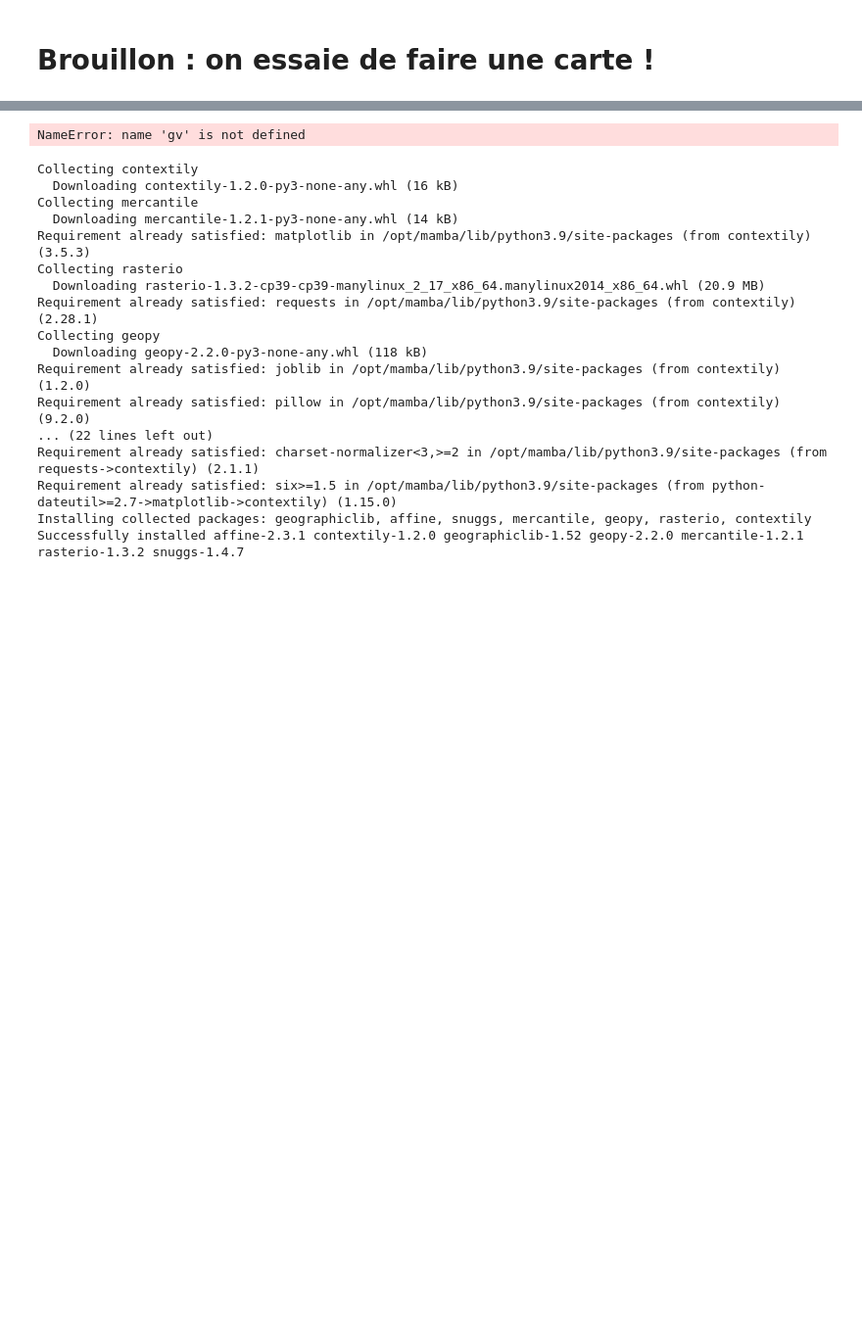
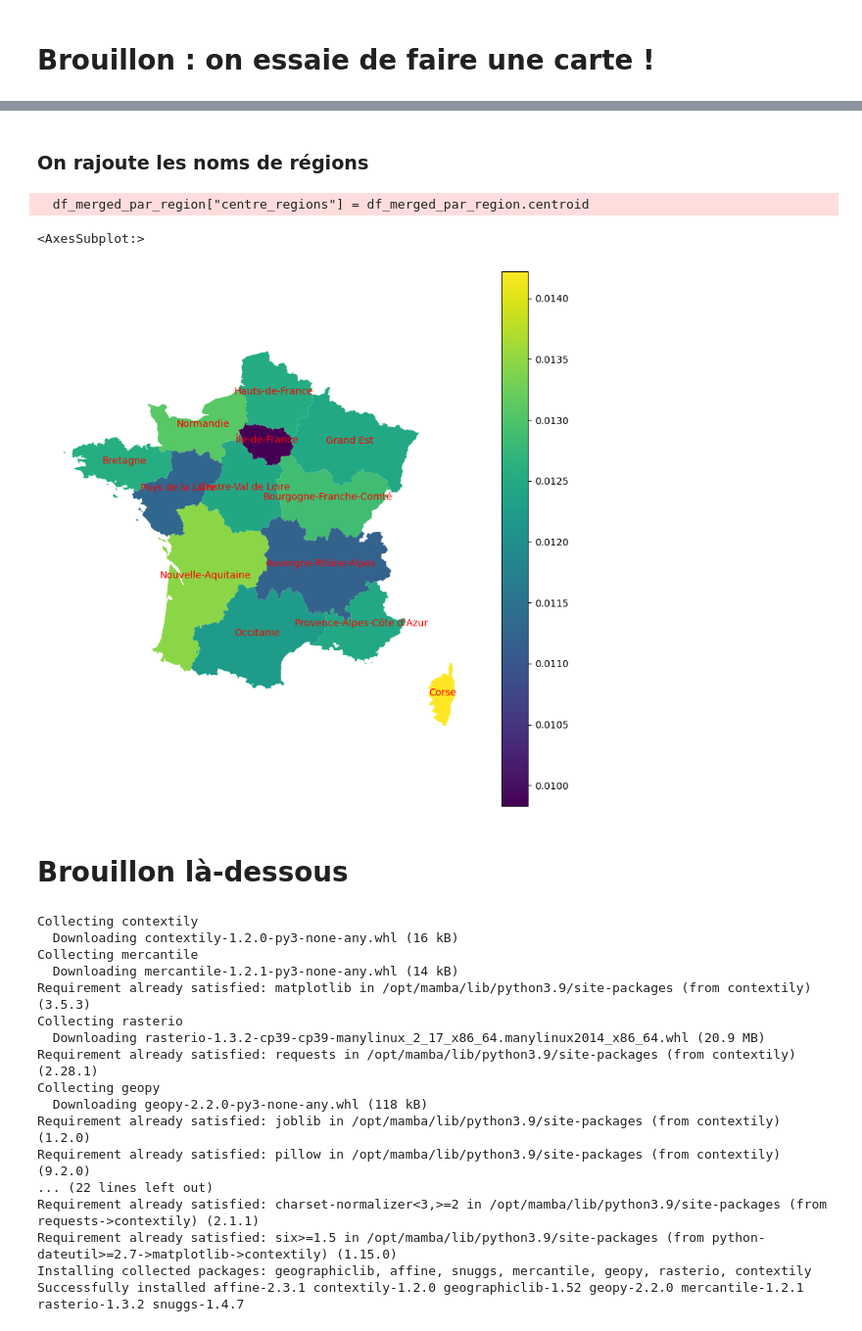
Before and after one commit to bbasa1/Maladies_chroniques_offre_de_soin_inegalites_sociales_ou_facteurs_environnementaux, a Jupyter notebook: Introduction_base.ipynb, the cells around one changed output, grey strips where cells are left out. Shown: that part at 98% size. Saved outputs shown, nothing was run; the diff lists cells and outputs as text; code cells hidden in the pictures; blank space fills up the shorter version.

```diff
--- a/Introduction_base.ipynb
+++ b/Introduction_base.ipynb
@@ -123,6 +195,45 @@ sf.head()
+# %% [markdown]
+### On rajoute les noms de régions
+# %%
+df_merged_par_region["centre_regions"] = df_merged_par_region.centroid
+
+
+
+
+fig,ax = plt.subplots(figsize=(10, 10))
+df_merged_par_region.plot(ax = ax, column = "txStandDir", legend=True)
+
+for num_ligne in range(len(df_merged_par_region)) :
+    ligne = df_merged_par_region.iloc[num_ligne]
+    x = ligne['centre_regions'].x
+    y = ligne['centre_regions'].y
+    ax.annotate(ligne["nom"], xy = (x, y), xytext = (0, 0), textcoords="offset points", ha='center', color='red')
+
+ax.set_axis_off()
+ax
+
+# for x, y, label in zip(cities.geometry.x, cities.geometry.y, cities.name):
+#     ax.annotate(label, xy=(x, y), xytext=(3, 3), textcoords="offset points")
+# %% [output]
+  df_merged_par_region["centre_regions"] = df_merged_par_region.centroid
+<AxesSubplot:>
+[figure, added]
+# %% [markdown]
+# Brouillon là-dessous
 # %%
+import cartiflette.s3
+
+shp_communes = cartiflette.s3.download_vectorfile_url_all(
+    values = ["75", "92", "93", "94"],
+    level="COMMUNE",
+    vectorfile_format="geojson",
+    decoupage="departement",
+    year=2022)
+
+shp_communes.head()
+
+ax = shp_communes.plot()
+ax.set_axis_off()
-# %% [output]
-NameError: name 'gv' is not defined
 # %%
 import geopandas as gpd
 !pip install contextily
```
Also changed, not shown: parts of 10 cells of this notebook, 1 other file.
